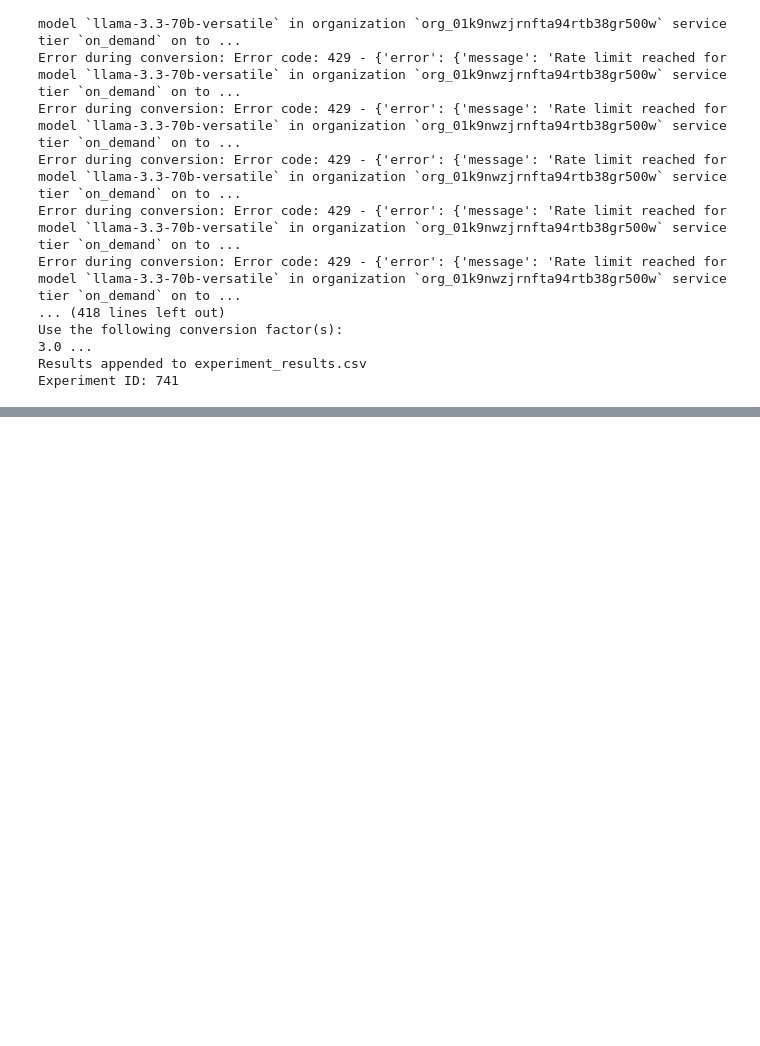
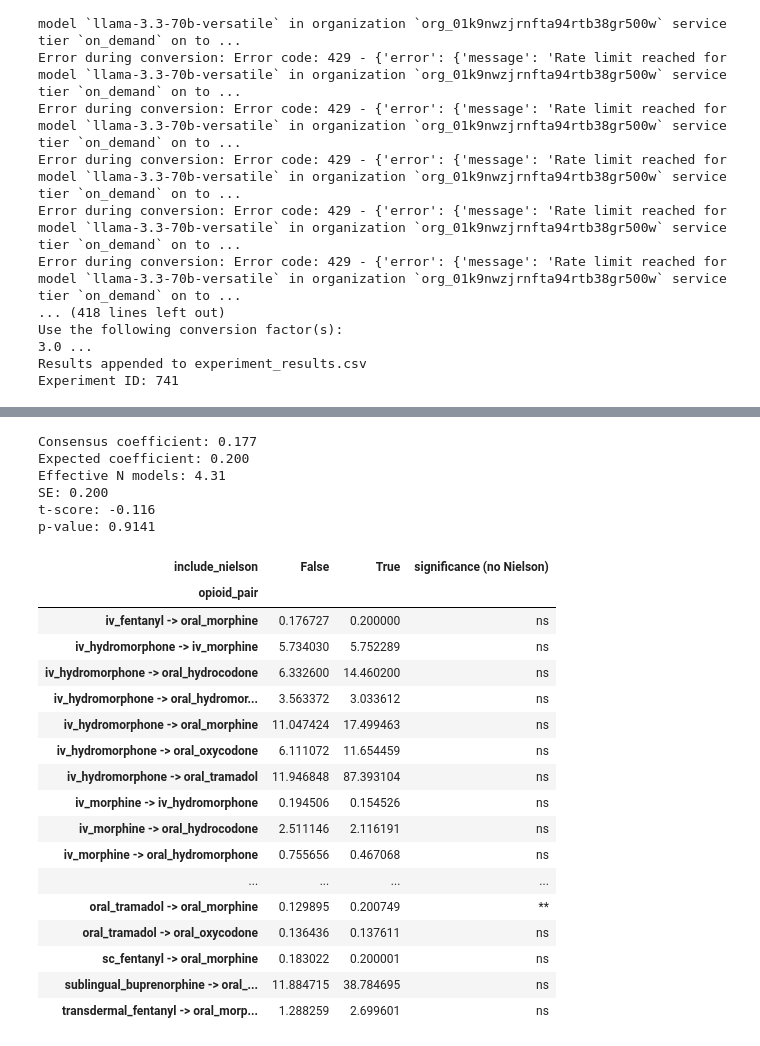
Before and after one commit to tmarton1/opioid-conversion-experiment, a Jupyter notebook: opioid-conversion.ipynb, the cells around one changed output, grey strips where cells are left out. Cells and saved outputs as stored; diff of their text form; code cells hidden in the pictures; blank space fills up the shorter version.

```diff
--- a/opioid-conversion.ipynb
+++ b/opioid-conversion.ipynb
@@ -443,0 +759,80 @@ PDF generated: four_model_comparison.pdf
+# %%
+from opioid_pair_consensus import OpioidPairConsensus
+from conversion_service import ConversionService
+from nielson_data import NIELSON_CONVERSIONS
+
+# Initialize conversion service
+conversion_service = ConversionService(NIELSON_CONVERSIONS)
+
+# Process all combinations in the pair_model_analysis.csv
+results = OpioidPairConsensus.process_all_combinations(
+    csv_file="pair_model_analysis.csv",
+    output_file="opioid_pair_consensus.csv",
+    conversion_service=conversion_service,
+    verbose=True
+)
+
+print(f"Processed {len(results)} opioid pair/prompt condition combinations")
+# %% [output]
+Consensus coefficient: 0.177
+Expected coefficient: 0.200
+Effective N models: 4.31
+SE: 0.200
+t-score: -0.116
+p-value: 0.9141
+# %%
+import pandas as pd
+
+df = pd.read_csv("opioid_pair_consensus.csv")
+
+# Filter for include_examples == False
+filtered = df[df['include_examples'] == False]
+
+# Create pivot table for consensus_coefficient
+consensus_pivot = filtered.pivot(
+    index='opioid_pair',
+    columns='include_nielson',
+    values='consensus_coefficient'
+)
+
+# Get p-values for include_nielson == False
+p_values = filtered[filtered['include_nielson'] == False].set_index('opioid_pair')['p_value']
+
+# Convert p-values to significance stars
+def p_to_stars(p):
+    if pd.isna(p):
+        return ''
+    elif p < 0.001:
+        return '***'
+    elif p < 0.01:
+        return '**'
+    elif p < 0.05:
+        return '*'
+    else:
+        return 'ns'
+
+stars = p_values.apply(p_to_stars)
+
+# Add significance column
+consensus_pivot['significance (no Nielson)'] = stars
+
+consensus_pivot
+# %% [output]
+| include_nielson | False | True | significance (no Nielson) |
+| opioid_pair |  |  |  |
+| iv_fentanyl -> oral_morphine | 0.176727 | 0.200000 | ns |
+| iv_hydromorphone -> iv_morphine | 5.734030 | 5.752289 | ns |
+| iv_hydromorphone -> oral_hydrocodone | 6.332600 | 14.460200 | ns |
+| iv_hydromorphone -> oral_hydromor... | 3.563372 | 3.033612 | ns |
+| iv_hydromorphone -> oral_morphine | 11.047424 | 17.499463 | ns |
+| iv_hydromorphone -> oral_oxycodone | 6.111072 | 11.654459 | ns |
+| iv_hydromorphone -> oral_tramadol | 11.946848 | 87.393104 | ns |
+| iv_morphine -> iv_hydromorphone | 0.194506 | 0.154526 | ns |
+| iv_morphine -> oral_hydrocodone | 2.511146 | 2.116191 | ns |
+| iv_morphine -> oral_hydromorphone | 0.755656 | 0.467068 | ns |
+| ... | ... | ... | ... |
+| oral_tramadol -> oral_morphine | 0.129895 | 0.200749 | ** |
+| oral_tramadol -> oral_oxycodone | 0.136436 | 0.137611 | ns |
+| sc_fentanyl -> oral_morphine | 0.183022 | 0.200001 | ns |
+| sublingual_buprenorphine -> oral_... | 11.884715 | 38.784695 | ns |
+| transdermal_fentanyl -> oral_morp... | 1.288259 | 2.699601 | ns |
```
Also changed, not shown: parts of 12 cells of this notebook, 3 other files.
